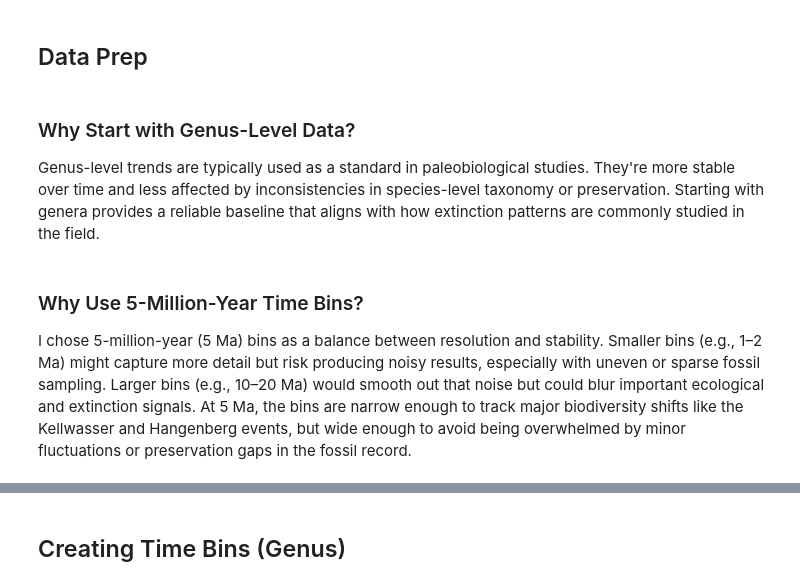
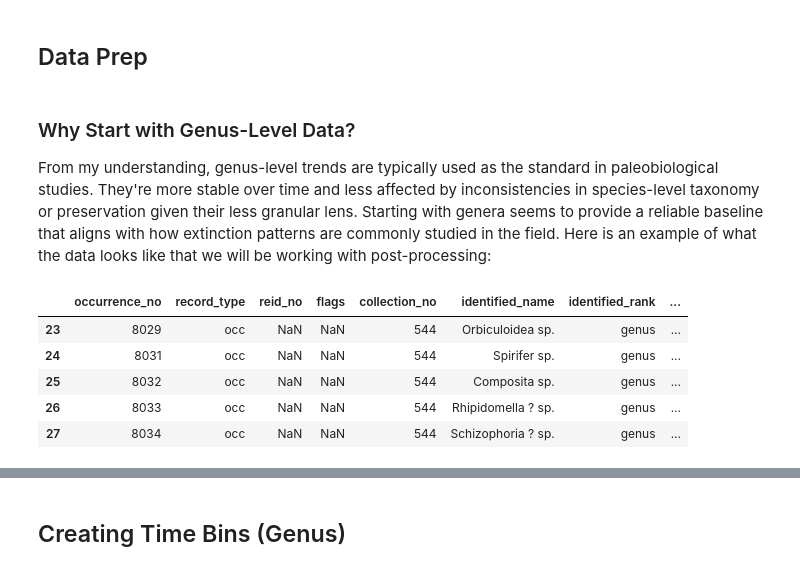
Before and after one commit to ConnorMoss02/Paleo, a Jupyter notebook: Paleontology_Notebook.ipynb, the cells around one changed output, grey strips where cells are left out. Drawn from its saved outputs; the diff is of its cells as text; code cells hidden in the pictures.

```diff
--- a/Paleontology_Notebook.ipynb
+++ b/Paleontology_Notebook.ipynb
@@ -78,8 +84,14 @@ species_data = species_data[species_data['accepted_rank'] == 'species']
 # %% [markdown]
 ### Why Start with Genus-Level Data?
 
-Genus-level trends are typically used as a standard in paleobiological studies. They're more stable over time and less affected by inconsistencies in species-level taxonomy or preservation. Starting with genera provides a reliable baseline that aligns with how extinction patterns are commonly studied in the field.
+From my understanding, genus-level trends are typically used as the standard in paleobiological studies. They're more stable over time and less affected by inconsistencies in species-level taxonomy or preservation given their less granular lens. Starting with genera seems to provide a reliable baseline that aligns with how extinction patterns are commonly studied in the field.
+Here is an example of what the data looks like that we will be working with post-processing:
-# %% [markdown]
-### Why Use 5-Million-Year Time Bins?
-
-I chose 5-million-year (5 Ma) bins as a balance between resolution and stability. Smaller bins (e.g., 1–2 Ma) might capture more detail but risk producing noisy results, especially with uneven or sparse fossil sampling. Larger bins (e.g., 10–20 Ma) would smooth out that noise but could blur important ecological and extinction signals. At 5 Ma, the bins are narrow enough to track major biodiversity shifts like the Kellwasser and Hangenberg events, but wide enough to avoid being overwhelmed by minor fluctuations or preservation gaps in the fossil record.
+# %%
+genus_data.head()
+# %% [output]
+|  | occurrence_no | record_type | reid_no | flags | collection_no | identified_name | identified_rank | ... |
+| 23 | 8029 | occ | NaN | NaN | 544 | Orbiculoidea sp. | genus | ... |
+| 24 | 8031 | occ | NaN | NaN | 544 | Spirifer sp. | genus | ... |
+| 25 | 8032 | occ | NaN | NaN | 544 | Composita sp. | genus | ... |
+| 26 | 8033 | occ | NaN | NaN | 544 | Rhipidomella ? sp. | genus | ... |
+| 27 | 8034 | occ | NaN | NaN | 544 | Schizophoria ? sp. | genus | ... |
```
Also changed, not shown: parts of 16 cells of this notebook.
